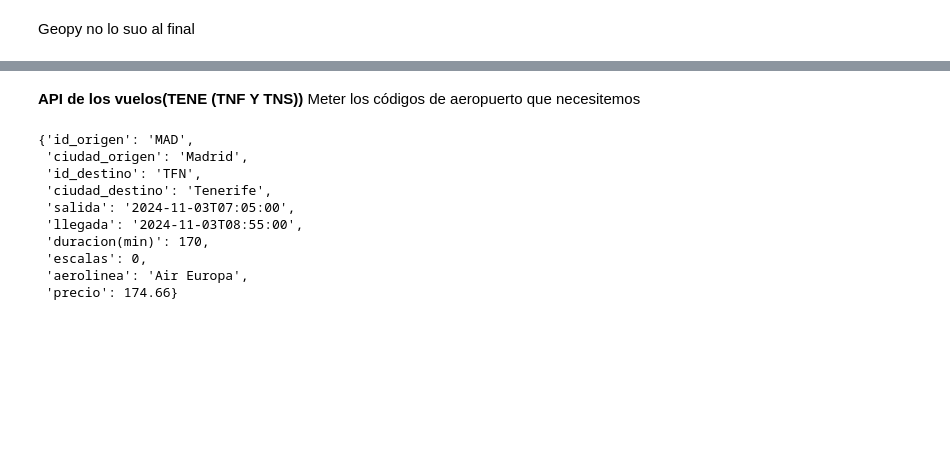
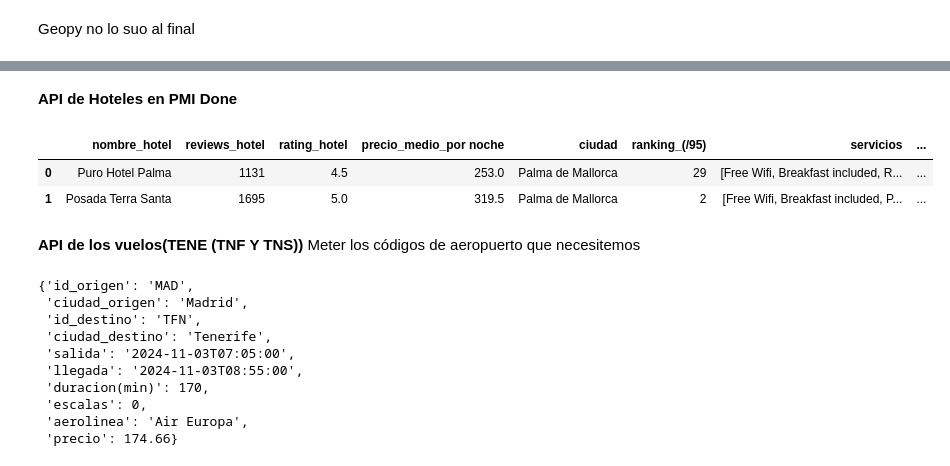
Before and after one commit to jgilsu11/Proyecto3-Explorando-Viajes, a Jupyter notebook: viaje.ipynb, the cells around one changed output, grey strips where cells are left out. Cells and saved outputs as stored; diff of their text form; code cells hidden in the pictures; blank space fills up the shorter version.

```diff
--- a/viaje.ipynb
+++ b/viaje.ipynb
@@ -51,3 +276,11 @@ df.head(2)
+# %% [markdown]
+**API de Hoteles en PMI Done**
+# %%
+df_hotel_mallorca.head(2)
+# %% [output]
+|  | nombre_hotel | reviews_hotel | rating_hotel | precio_medio_por noche | ciudad | ranking_(/95) | servicios | ... |
+| 0 | Puro Hotel Palma | 1131 | 4.5 | 253.0 | Palma de Mallorca | 29 | [Free Wifi, Breakfast included, R... | ... |
+| 1 | Posada Terra Santa | 1695 | 5.0 | 319.5 | Palma de Mallorca | 2 | [Free Wifi, Breakfast included, P... | ... |
 # %% [markdown]
 **API de los vuelos(TENE (TNF Y TNS))**  Meter los códigos de aeropuerto que necesitemos
 # %%
```
Also changed, not shown: parts of 25 cells of this notebook, 3 other files.
